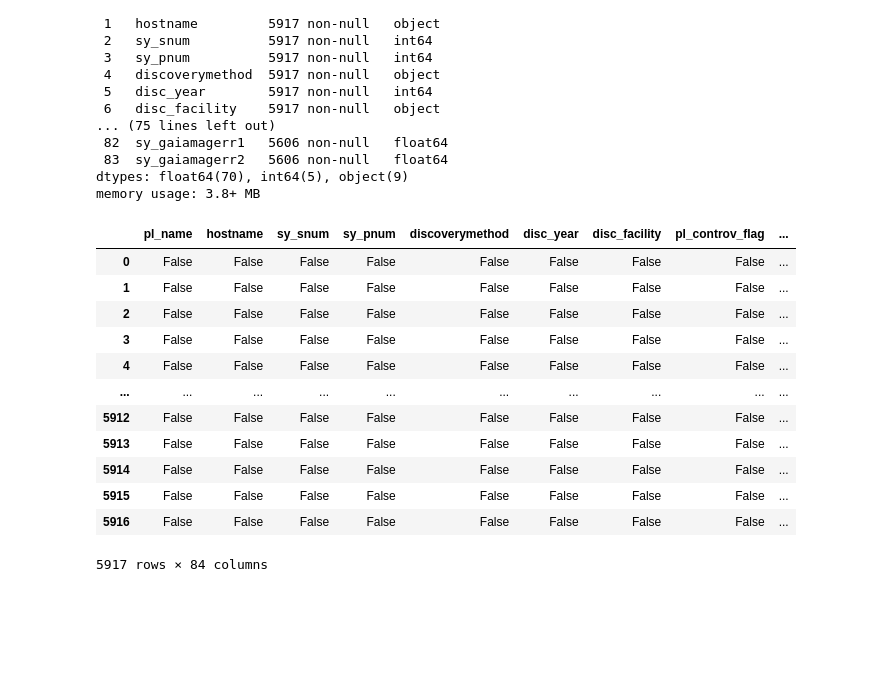
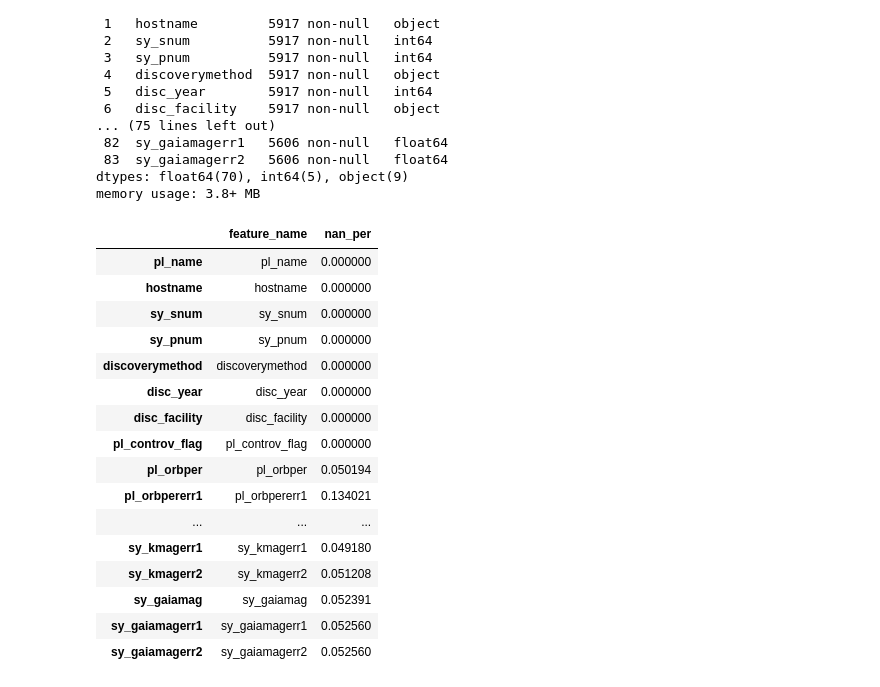
Before and after one commit to msmith89-wq/Life_Search, a Jupyter notebook: notebooks/Final_Capstone_Notebook.ipynb, the cells around one changed output. Saved outputs shown, nothing was run; the diff lists cells and outputs as text; code cells hidden in the pictures; blank space fills up the shorter version.

```diff
--- a/notebooks/Final_Capstone_Notebook.ipynb
+++ b/notebooks/Final_Capstone_Notebook.ipynb
@@ -38,19 +32,27 @@ Data columns (total 84 columns):
  83  sy_gaiamagerr2   5606 non-null   float64
 dtypes: float64(70), int64(5), object(9)
 memory usage: 3.8+ MB
+# %%
+pd.set_option('display.max_columns', None)
+pd.set_option('display.max_rows', None)
 # %%
-exoplanets_df.isna()
+nan_per_df = pd.DataFrame({'feature_name': exoplanets_df.columns.tolist(), 'nan_per': exoplanets_df.isna().mean()})
+nan_per_df
 # %% [output]
-|  | pl_name | hostname | sy_snum | sy_pnum | discoverymethod | disc_year | disc_facility | pl_controv_flag | ... |
-| 0 | False | False | False | False | False | False | False | False | ... |
-| 1 | False | False | False | False | False | False | False | False | ... |
-| 2 | False | False | False | False | False | False | False | False | ... |
-| 3 | False | False | False | False | False | False | False | False | ... |
-| 4 | False | False | False | False | False | False | False | False | ... |
-| ... | ... | ... | ... | ... | ... | ... | ... | ... | ... |
-| 5912 | False | False | False | False | False | False | False | False | ... |
-| 5913 | False | False | False | False | False | False | False | False | ... |
-| 5914 | False | False | False | False | False | False | False | False | ... |
-| 5915 | False | False | False | False | False | False | False | False | ... |
-| 5916 | False | False | False | False | False | False | False | False | ... |
+|  | feature_name | nan_per |
+| pl_name | pl_name | 0.000000 |
+| hostname | hostname | 0.000000 |
+| sy_snum | sy_snum | 0.000000 |
+| sy_pnum | sy_pnum | 0.000000 |
+| discoverymethod | discoverymethod | 0.000000 |
+| disc_year | disc_year | 0.000000 |
+| disc_facility | disc_facility | 0.000000 |
+| pl_controv_flag | pl_controv_flag | 0.000000 |
+| pl_orbper | pl_orbper | 0.050194 |
+| pl_orbpererr1 | pl_orbpererr1 | 0.134021 |
+| ... | ... | ... |
+| sy_kmagerr1 | sy_kmagerr1 | 0.049180 |
+| sy_kmagerr2 | sy_kmagerr2 | 0.051208 |
+| sy_gaiamag | sy_gaiamag | 0.052391 |
+| sy_gaiamagerr1 | sy_gaiamagerr1 | 0.052560 |
+| sy_gaiamagerr2 | sy_gaiamagerr2 | 0.052560 |
-5917 rows × 84 columns
```
Also changed, not shown: parts of 42 cells of this notebook, 1 other file.
